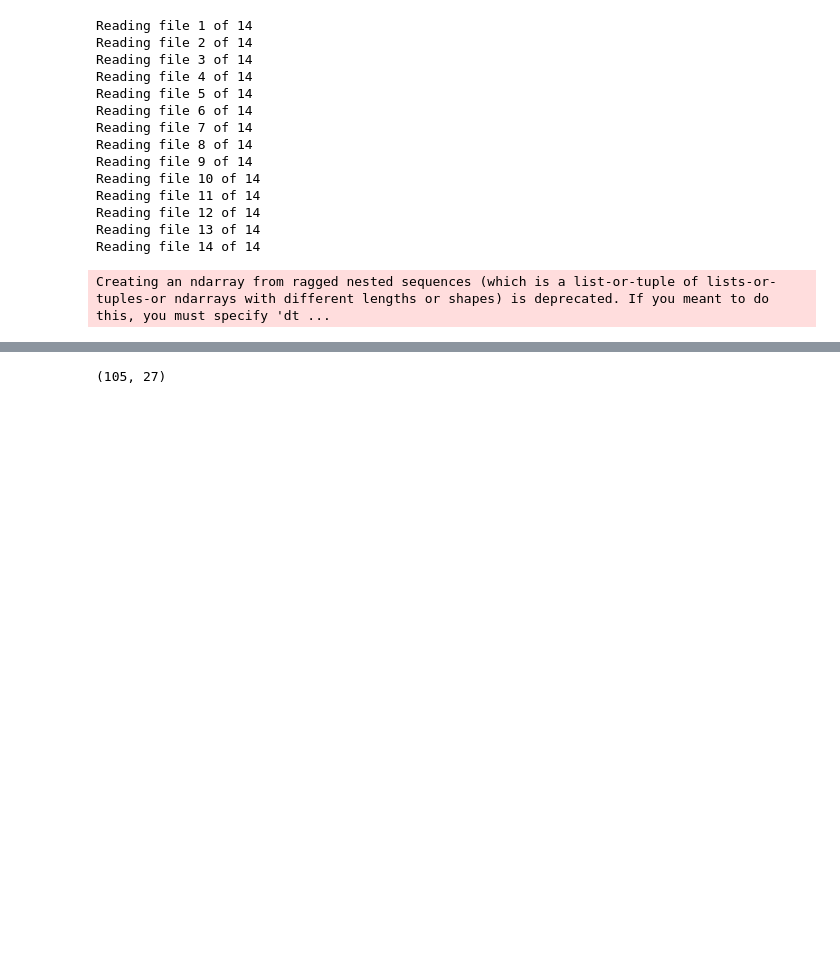
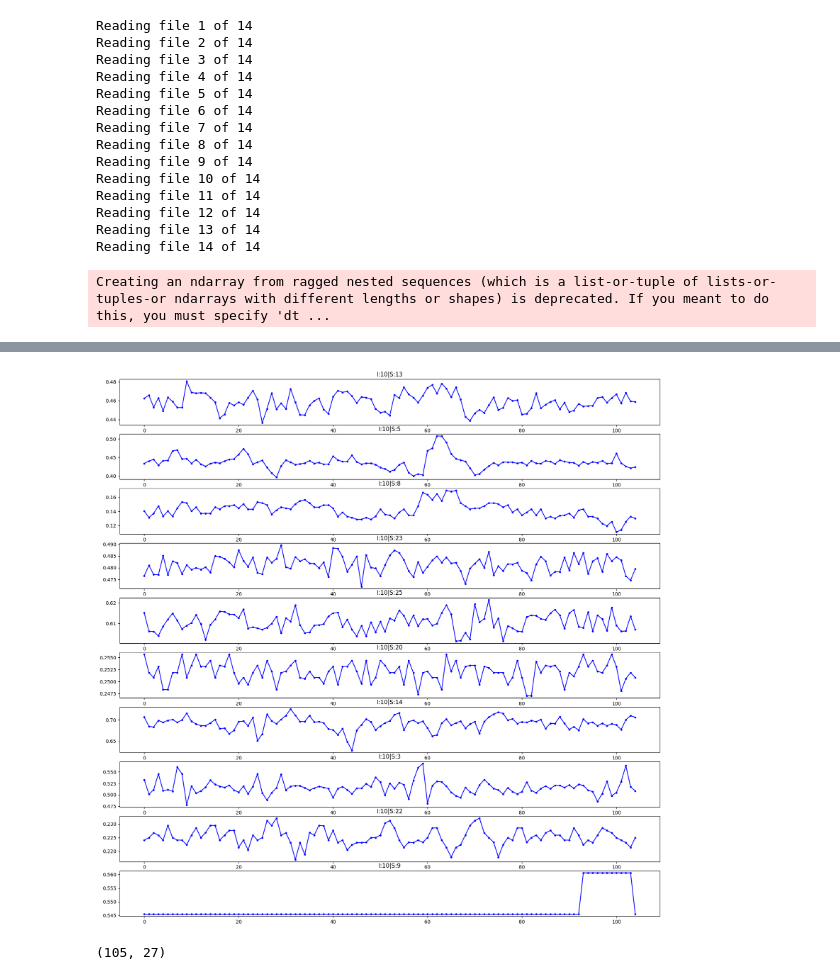
Before and after one commit to nipdep/HAR-ZSL-XAI, a Jupyter notebook: notebooks/signal_smoothning.ipynb, the cells around one changed output, grey strips where cells are left out. Saved outputs shown, nothing was run; the diff lists cells and outputs as text; code cells hidden in the pictures; blank space fills up the shorter version.

```diff
--- a/notebooks/signal_smoothning.ipynb
+++ b/notebooks/signal_smoothning.ipynb
@@ -162,3 +166,18 @@ for i, r in enumerate(sample(range(20), k=6, )):
+# %%
+from random import sample, choice
+fig, axs = plt.subplots(nrows=10, ncols=1, figsize=(20, 20))
+
+# for i, r in enumerate(sample(range(20), k=6, )):
+i=0
+r=10
+for j, c in enumerate(sample(range(27), k=10)):
+    s = data_dict['train']['X'][r, :, c]
+    ss = smooth(s)
+    axs[j].plot(s, color='blue', marker='.', label='row')
+    # axs[j].plot(ss, color='red', label='hanning')
+    axs[j].set_title(f"I:{r}|S:{c}")
+# %% [output]
+[figure, added]
 # %%
 sms_data1 = np.apply_along_axis(smooth, axis=1, arr=data_dict['train']['X'])[0]
 # %%
```
Also changed, not shown: parts of 14 cells of this notebook, 28 other files.
